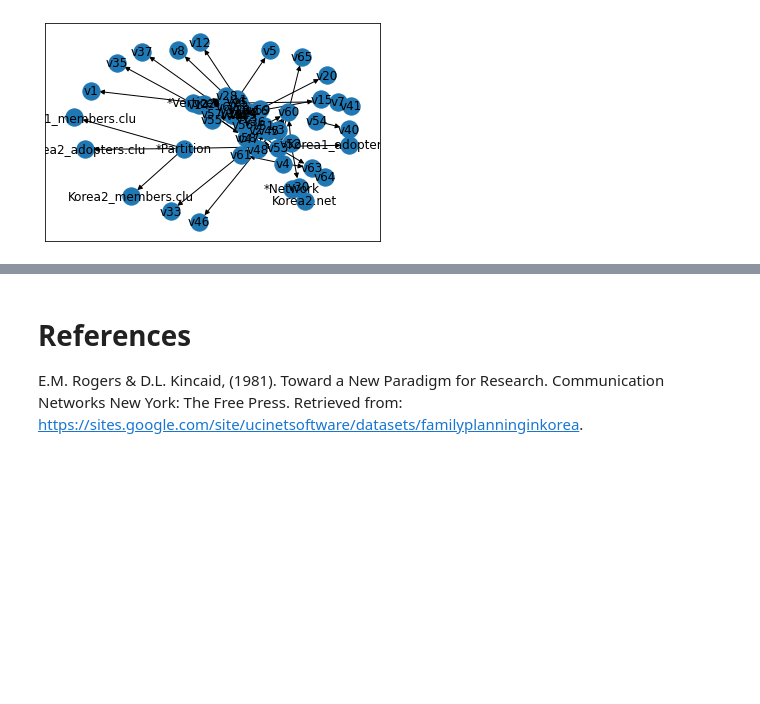
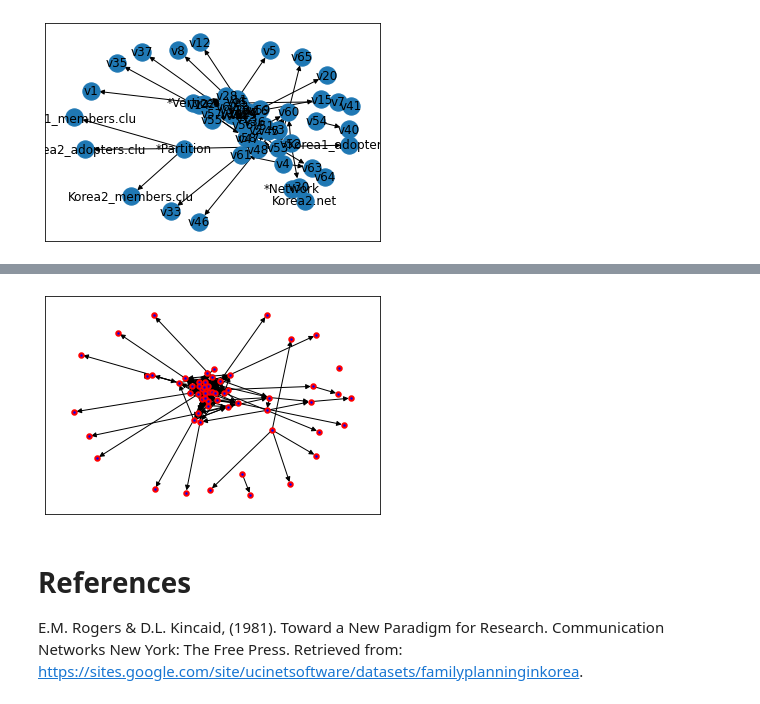
Before and after one commit to PhoenixMelO/STC510_Python, a Jupyter notebook: Basic6Phoenix.ipynb, the cells around one changed output, grey strips where cells are left out. Saved outputs shown, nothing was run; the diff lists cells and outputs as text; code cells hidden in the pictures; blank space fills up the shorter version.

```diff
--- a/Basic6Phoenix.ipynb
+++ b/Basic6Phoenix.ipynb
@@ -49,3 +61,17 @@ nx.draw_networkx(K)
+# %%
+options = {
+    "font_size": 24,
+    "node_size": 20,
+    "node_color": "blue",
+    "edgecolors": "red",
+    "linewidths": 2,
+    "width": 1,
+}
+
+K.remove_node('v54')
+nx.draw_networkx(K,with_labels=False, **options)
+# %% [output]
+[figure, added]
 # %% [markdown]
 # References
 
```
Also changed, not shown: parts of 1 cell of this notebook.
